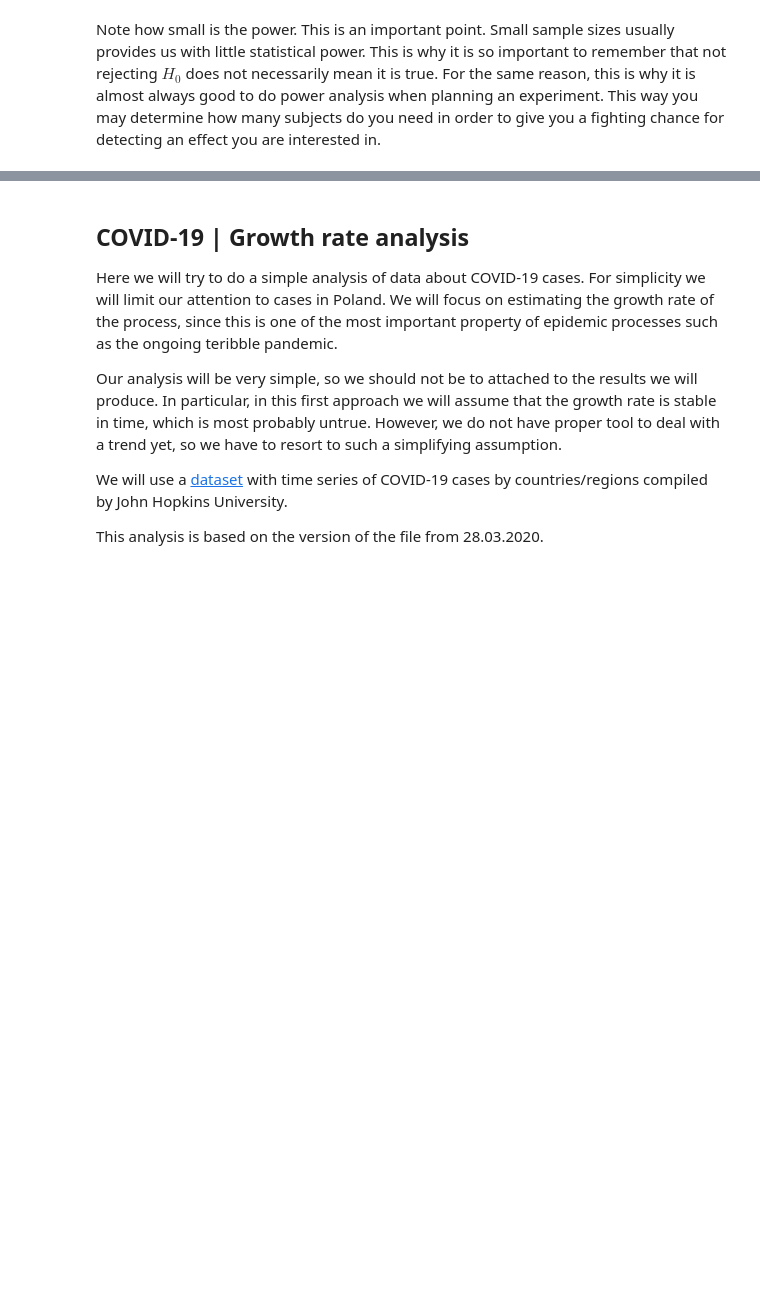
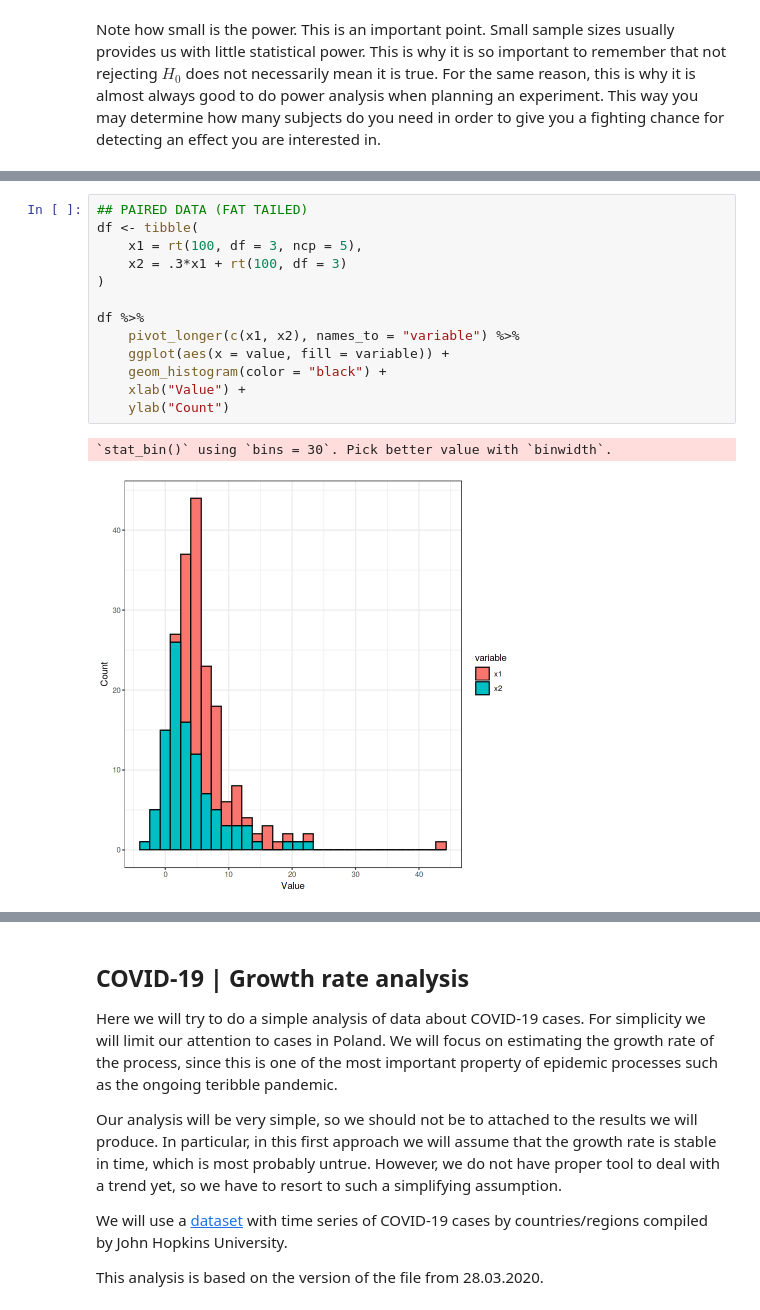
Before and after one commit to sztal/stats-notebooks, a Jupyter notebook: statistics/3-small-sample-statistics.ipynb, the cells around one changed output, grey strips where cells are left out. Saved outputs shown, nothing was run; the diff lists cells and outputs as text; blank space fills up the shorter version.

```diff
--- a/statistics/3-small-sample-statistics.ipynb
+++ b/statistics/3-small-sample-statistics.ipynb
@@ -400,0 +453,16 @@ effect you are interested in.
+# %%
+## PAIRED DATA (FAT TAILED)
+df <- tibble(
+    x1 = rt(100, df = 3, ncp = 5),
+    x2 = .3*x1 + rt(100, df = 3)
+)
+
+df %>%
+    pivot_longer(c(x1, x2), names_to = "variable") %>%
+    ggplot(aes(x = value, fill = variable)) +
+    geom_histogram(color = "black") +
+    xlab("Value") +
+    ylab("Count")
+# %% [output]
+`stat_bin()` using `bins = 30`. Pick better value with `binwidth`.
+[figure, added]
```
Also changed, not shown: parts of 7 cells of this notebook.
